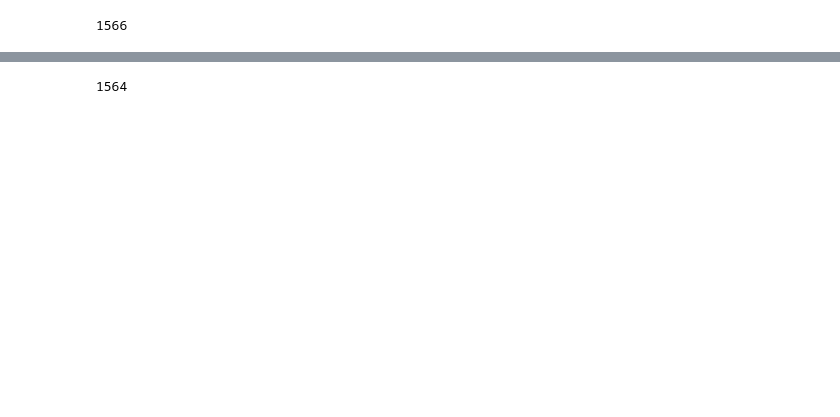
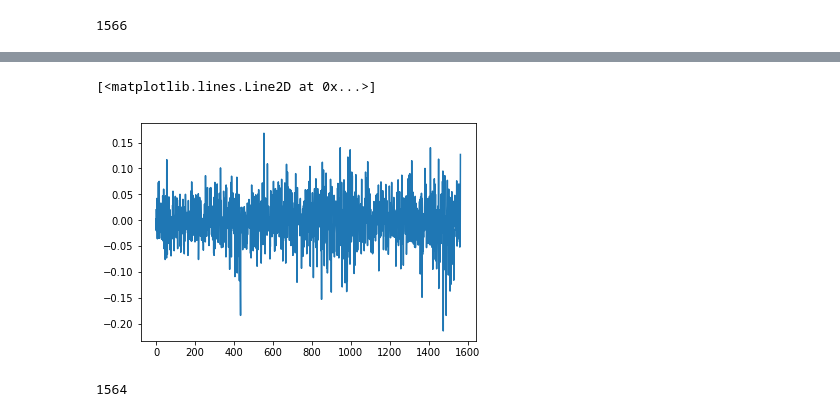
Before and after one commit to lexalus/lstm_pyspark_stocks90d, a Jupyter notebook: src/notebooks/LSTM Explore Keras.ipynb, the cells around one changed output, grey strips where cells are left out. Saved outputs shown, nothing was run; the diff lists cells and outputs as text; code cells hidden in the pictures; blank space fills up the shorter version.

```diff
--- a/src/notebooks/LSTM Explore Keras.ipynb
+++ b/src/notebooks/LSTM Explore Keras.ipynb
@@ -188,6 +172,11 @@ df_stock = df_stock.dropna()
 diff_df = df_stock.diff().dropna()
 # %%
 diff_df = diff_df.reset_index(drop=True)
+# %%
+plt.plot(diff_df.open)
+# %% [output]
+[<matplotlib.lines.Line2D at 0x...>]
+[figure, added]
 # %%
 len(diff_df)
 # %% [output]
```
Also changed, not shown: parts of 9 cells of this notebook, 6 other files.
